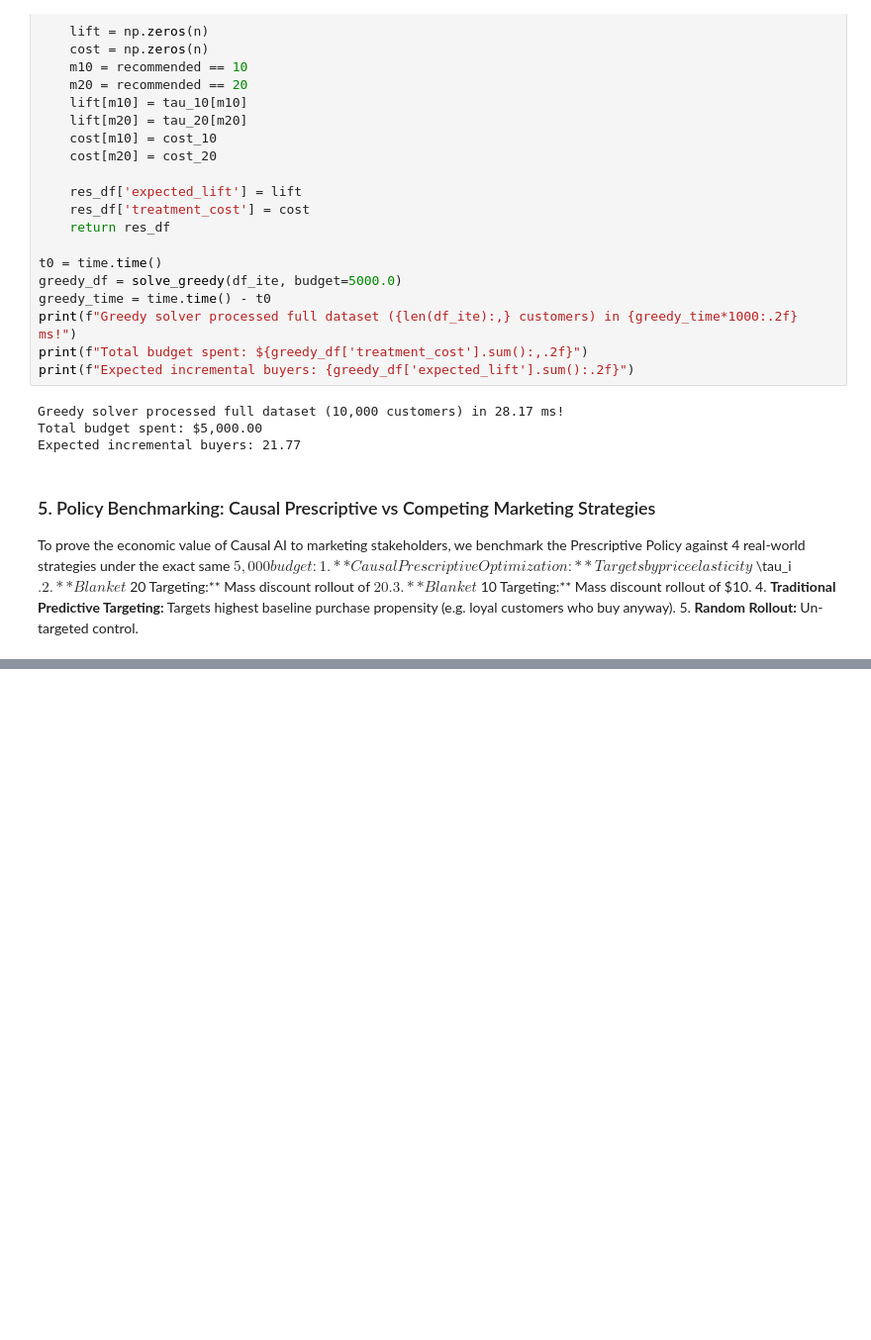
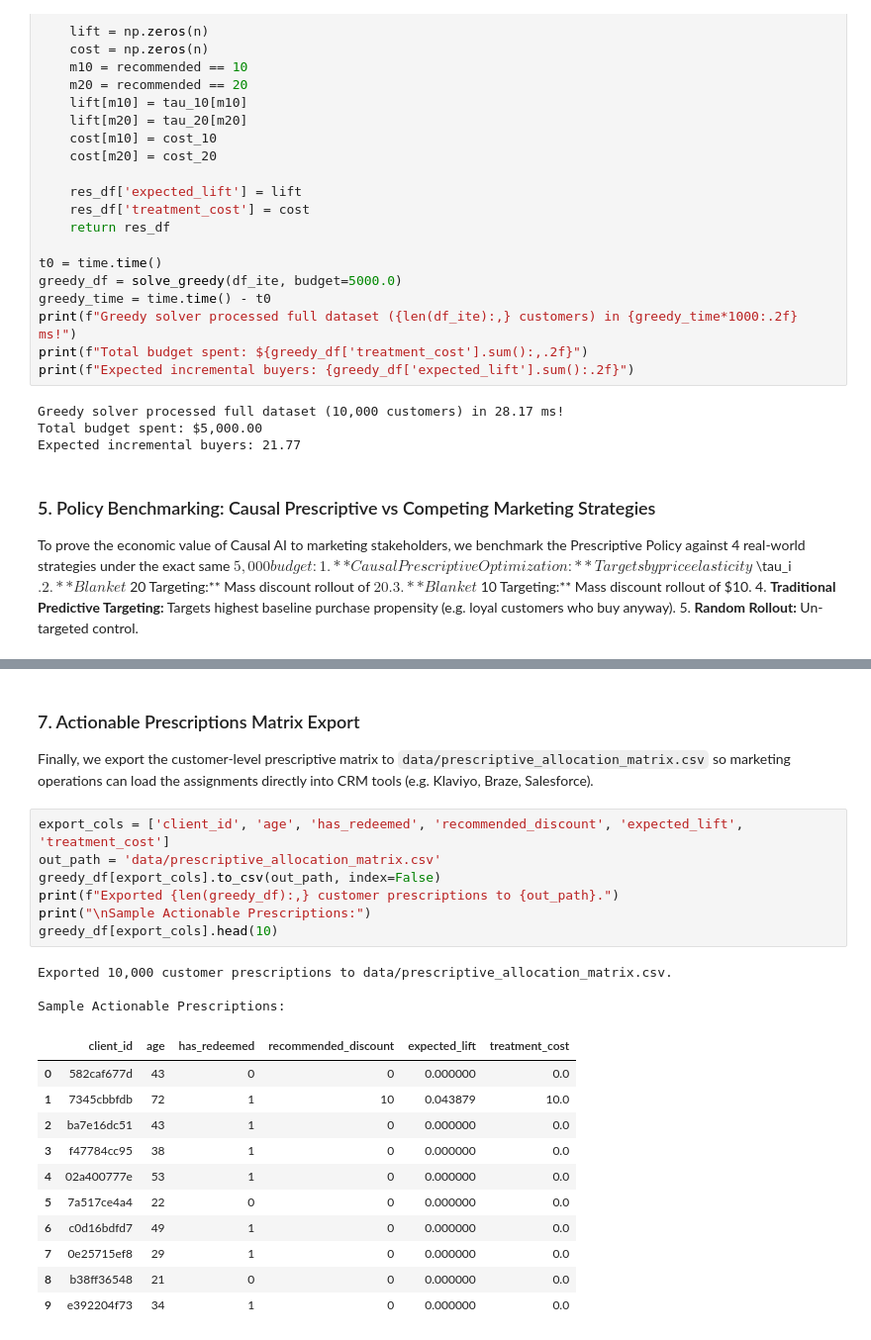
Before and after one commit to kumarjesh/Econo-causal, a Jupyter notebook: optimizer.ipynb, the cells around one changed output, grey strips where cells are left out. Shown at 99% size. Drawn from its saved outputs; the diff is of its cells as text; blank space fills up the shorter version.

```diff
--- a/optimizer.ipynb
+++ b/optimizer.ipynb
@@ -215,0 +284,25 @@ To prove the economic value of Causal AI to marketing stakeholders, we benchmark
+# %% [markdown]
+### 7. Actionable Prescriptions Matrix Export
+Finally, we export the customer-level prescriptive matrix to `data/prescriptive_allocation_matrix.csv` so marketing operations can load the assignments directly into CRM tools (e.g. Klaviyo, Braze, Salesforce).
+# %%
+export_cols = ['client_id', 'age', 'has_redeemed', 'recommended_discount', 'expected_lift', 'treatment_cost']
+out_path = 'data/prescriptive_allocation_matrix.csv'
+greedy_df[export_cols].to_csv(out_path, index=False)
+print(f"Exported {len(greedy_df):,} customer prescriptions to {out_path}.")
+print("\nSample Actionable Prescriptions:")
+greedy_df[export_cols].head(10)
+# %% [output]
+Exported 10,000 customer prescriptions to data/prescriptive_allocation_matrix.csv.
+
+Sample Actionable Prescriptions:
+|  | client_id | age | has_redeemed | recommended_discount | expected_lift | treatment_cost |
+| 0 | 582caf677d | 43 | 0 | 0 | 0.000000 | 0.0 |
+| 1 | 7345cbbfdb | 72 | 1 | 10 | 0.043879 | 10.0 |
+| 2 | ba7e16dc51 | 43 | 1 | 0 | 0.000000 | 0.0 |
+| 3 | f47784cc95 | 38 | 1 | 0 | 0.000000 | 0.0 |
+| 4 | 02a400777e | 53 | 1 | 0 | 0.000000 | 0.0 |
+| 5 | 7a517ce4a4 | 22 | 0 | 0 | 0.000000 | 0.0 |
+| 6 | c0d16bdfd7 | 49 | 1 | 0 | 0.000000 | 0.0 |
+| 7 | 0e25715ef8 | 29 | 1 | 0 | 0.000000 | 0.0 |
+| 8 | b38ff36548 | 21 | 0 | 0 | 0.000000 | 0.0 |
+| 9 | e392204f73 | 34 | 1 | 0 | 0.000000 | 0.0 |
```
Also changed, not shown: parts of 3 cells of this notebook.
